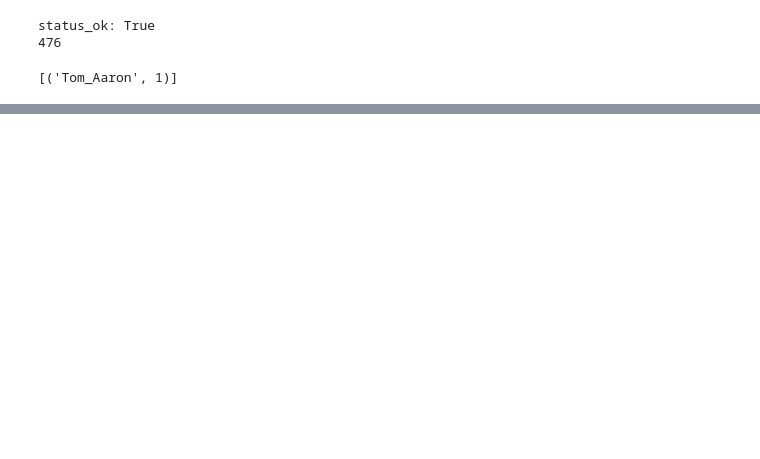
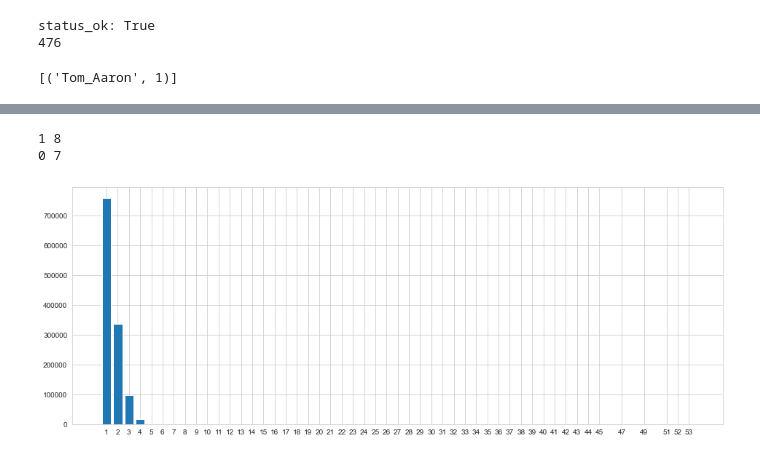
Before and after one commit to andreitsev/ufc, a Jupyter notebook: notebooks/1.0 Data Loading.ipynb, the cells around one changed output, grey strips where cells are left out. Saved outputs shown, nothing was run; the diff lists cells and outputs as text; code cells hidden in the pictures; blank space fills up the shorter version.

```diff
--- a/notebooks/1.0 Data Loading.ipynb
+++ b/notebooks/1.0 Data Loading.ipynb
@@ -130,0 +176,8 @@ fights_info_dict
+# %%
+from pyspark.sql import SparkSession
+spark = (
+    SparkSession
+    .builder
+    .getOrCreate()
+)
+spark
@@ -130,0 +193,3 @@ fights_info_dict
+# %%
+tmp_sdf = spark.read.parquet('/Users/antonandreytsev/Desktop/transactions_for_kaggle/transactions_for_kaggle.parquet')
+print(f"{tmp_sdf.count():,} x {len(tmp_sdf.columns):,}")
@@ -130,0 +217,6 @@ fights_info_dict
+# %%
+for i in range(len(a)-1,-1,-1):
+    print(i, a[i])
+# %% [output]
+1 8
+0 7
@@ -130,0 +225,19 @@ fights_info_dict
+# %%
+t = (
+    tmp_sdf
+    .groupBy('client_pin')
+    .agg(
+        F.countDistinct(F.col('cardnum_ccode')).alias('n_unq_cards')
+    )
+#     .orderBy(F.col('n_unq_cards').desc())
+    .groupBy(F.col('n_unq_cards'))
+    .count()
+    .orderBy(F.col('n_unq_cards').asc())
+    .toPandas()
+)
+t = t.head(50)
+plt.figure(figsize=(16, 6))
+plt.bar(t['n_unq_cards'], t['count']);
+plt.xticks(t['n_unq_cards']);
+# %% [output]
+[figure, added]
```
Also changed, not shown: parts of 22 cells of this notebook, 2 other files.
